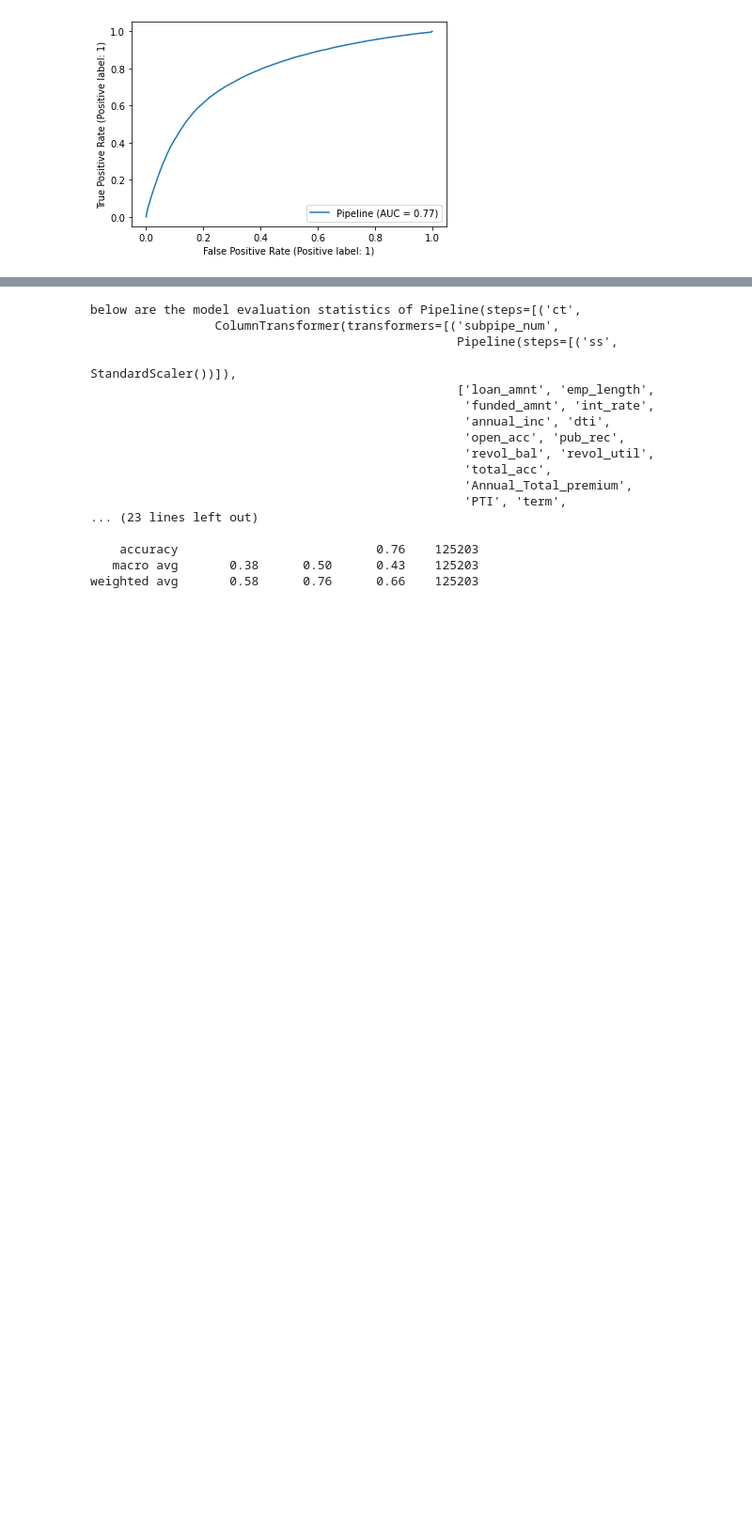
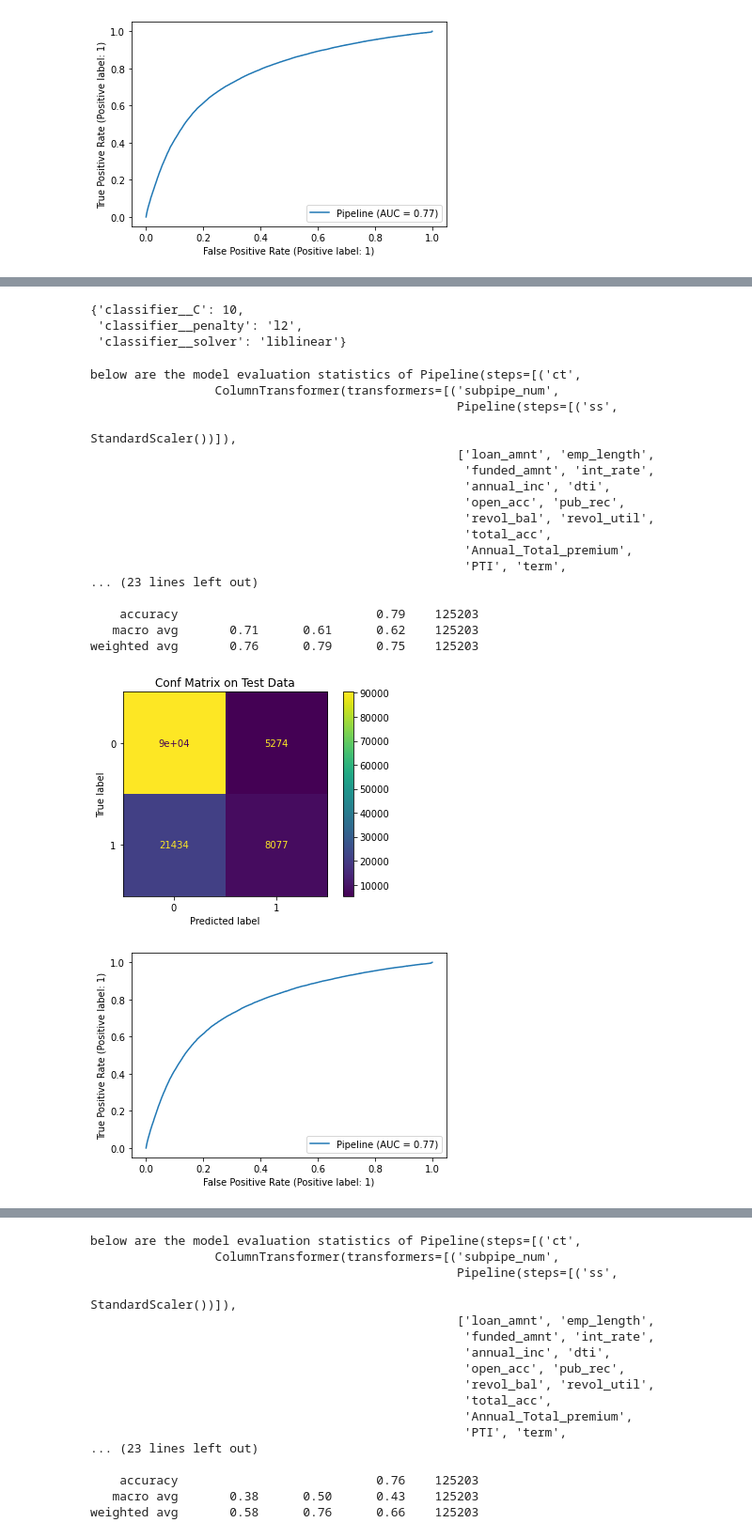
Before and after one commit to yasiSriLanka/dsc-capstone-Creditworthiness-of-Borrowers-prediction, a Jupyter notebook: Bank Model.ipynb, the cells around one changed output, grey strips where cells are left out. Shown: that part at 94% size. Cells and saved outputs as stored; diff of their text form; code cells hidden in the pictures; blank space fills up the shorter version.

Commit message:
update Model

```diff
--- a/Bank Model.ipynb
+++ b/Bank Model.ipynb
@@ -197,0 +252,13 @@ weighted avg       0.76      0.79      0.75    125203
+# %%
+parameters = {'classifier__solver' : ['newton-cg', 'lbfgs', 'liblinear'],
+              'classifier__penalty' : ['l1','l2'],
+              'classifier__C' : [100, 10, 1.0, 0.1, 0.01]}
+# %%
+gs_logistic = GridSearchCV(
+    estimator=pipeline_LRG,
+    param_grid=parameters,
+    cv=5,
+    verbose=1
+)
+# %%
+gs_logistic.fit(X_train,y_train)
@@ -197,0 +284,30 @@ weighted avg       0.76      0.79      0.75    125203
+# %%
+gs_logistic.best_params_
+# %% [output]
+{'classifier__C': 10,
+ 'classifier__penalty': 'l2',
+ 'classifier__solver': 'liblinear'}
+# %%
+gs_logistic_best=gs_logistic.best_estimator_
+# %%
+model_eff(gs_logistic_best)
+# %% [output]
+below are the model evaluation statistics of Pipeline(steps=[('ct',
+                 ColumnTransformer(transformers=[('subpipe_num',
+                                                  Pipeline(steps=[('ss',
+                                                                   StandardScaler())]),
+                                                  ['loan_amnt', 'emp_length',
+                                                   'funded_amnt', 'int_rate',
+                                                   'annual_inc', 'dti',
+                                                   'open_acc', 'pub_rec',
+                                                   'revol_bal', 'revol_util',
+                                                   'total_acc',
+                                                   'Annual_Total_premium',
+                                                   'PTI', 'term',
+... (23 lines left out)
+
+    accuracy                           0.79    125203
+   macro avg       0.71      0.61      0.62    125203
+weighted avg       0.76      0.79      0.75    125203
+[figure, added]
+[figure, added]
```
Also changed, not shown: parts of 68 cells of this notebook.
